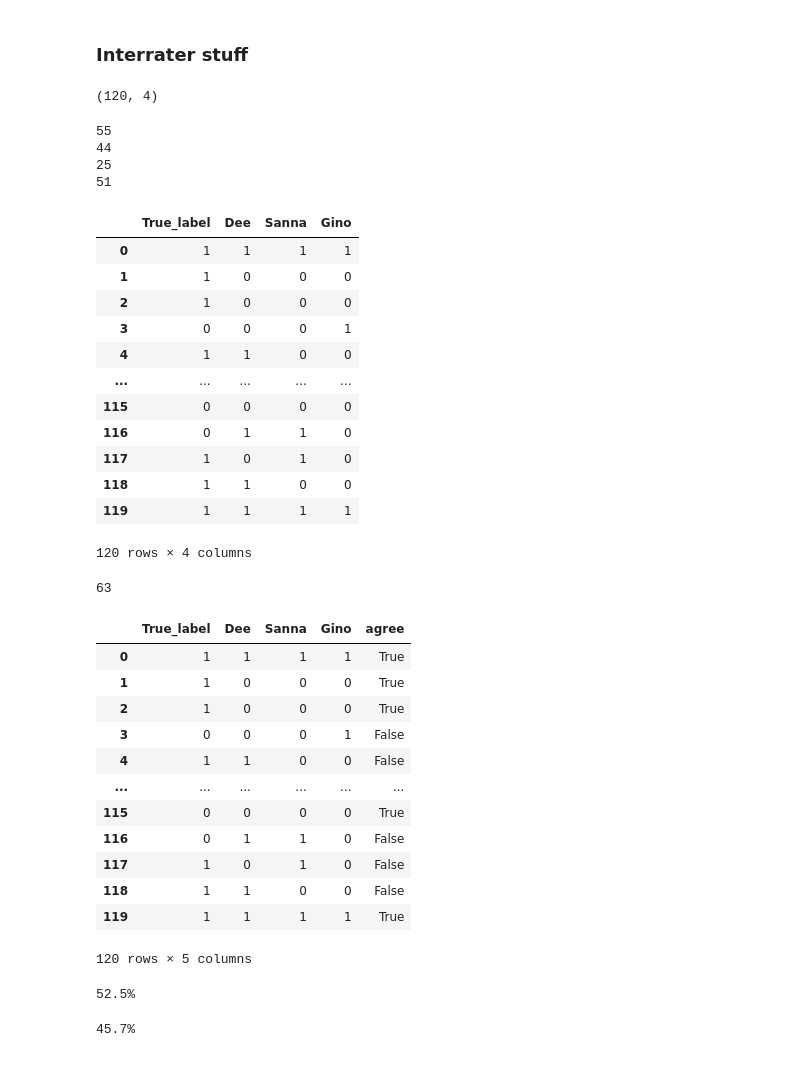
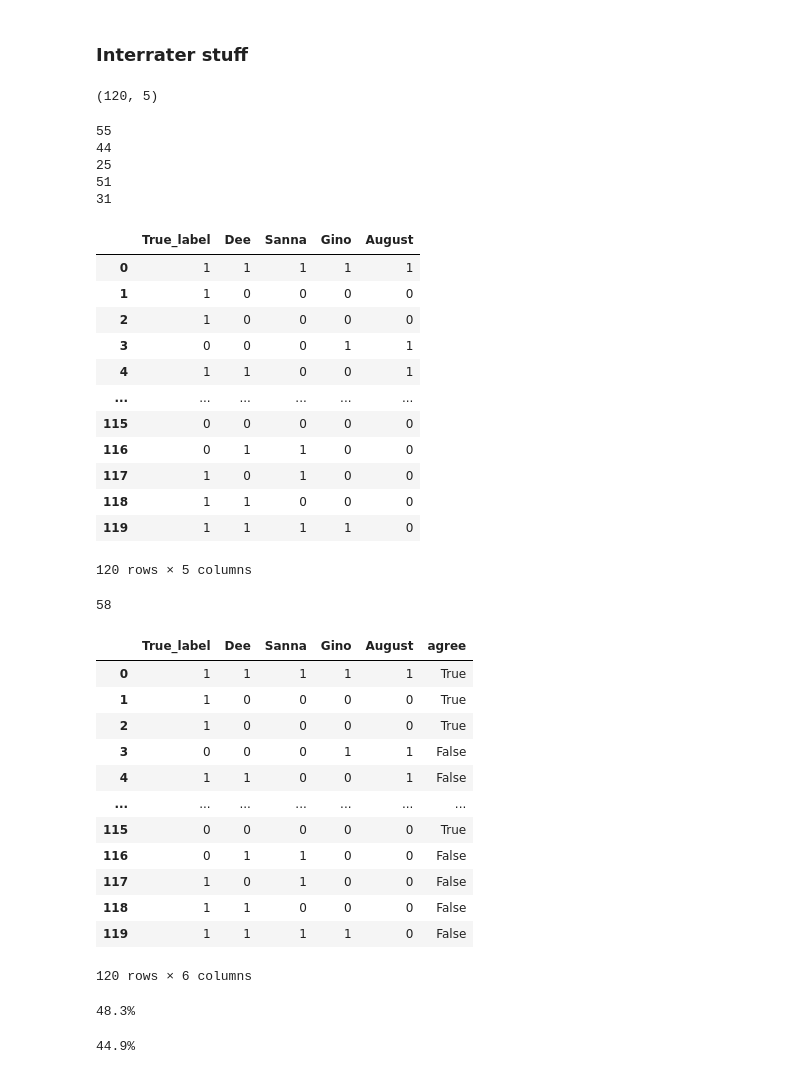
Before and after one commit to dmdequin/fyp2021p4g03, a Jupyter notebook: notebooks/Sanna_working.ipynb, the cells around one changed output. Drawn from its saved outputs; the diff is of its cells as text; code cells hidden in the pictures.

```diff
--- a/notebooks/Sanna_working.ipynb
+++ b/notebooks/Sanna_working.ipynb
@@ -378,70 +378,74 @@ interrater_df = pd.read_csv('../datasets/iaa-sets/irony/iaa_labels.txt', names =
 rater1 = pd.read_csv('../datasets/iaa-sets/irony/DeeAnnotation.txt', names = ['Dee'])
 rater2 = pd.read_csv('../datasets/iaa-sets/irony/SannaAnnotation.txt', names = ['Sanna'])
 rater3 = pd.read_csv('../datasets/iaa-sets/irony/GinoAnnotation.csv', names = ['Gino']).reset_index().drop('index', axis= 1)
+rater4 = pd.read_csv('../datasets/iaa-sets/irony/augunotation.txt', names = ['August'])
 
 interrater_df = interrater_df.merge(rater1, left_index=True, right_index = True)
 interrater_df = interrater_df.merge(rater2, left_index=True, right_index = True)
 interrater_df = interrater_df.merge(rater3, left_index=True, right_index = True)
+interrater_df = interrater_df.merge(rater4, left_index=True, right_index = True)
 
-rater_list = ['Dee', 'Sanna', 'Gino']
+rater_list = ['Dee', 'Sanna', 'Gino', 'August']
 
 interrater_df.shape
 # %% [output]
-(120, 4)
+(120, 5)
 # %%
 print(interrater_df['True_label'].sum())
 print(interrater_df['Dee'].sum())
 print(interrater_df['Sanna'].sum())
 print(interrater_df['Gino'].sum())
+print(interrater_df['August'].sum())
 # %% [output]
 55
 44
 25
 51
+31
 # %%
 interrater_df
 # %% [output]
-|  | True_label | Dee | Sanna | Gino |
-| 0 | 1 | 1 | 1 | 1 |
-| 1 | 1 | 0 | 0 | 0 |
-| 2 | 1 | 0 | 0 | 0 |
-| 3 | 0 | 0 | 0 | 1 |
-| 4 | 1 | 1 | 0 | 0 |
-| ... | ... | ... | ... | ... |
-| 115 | 0 | 0 | 0 | 0 |
-| 116 | 0 | 1 | 1 | 0 |
-| 117 | 1 | 0 | 1 | 0 |
-| 118 | 1 | 1 | 0 | 0 |
-| 119 | 1 | 1 | 1 | 1 |
+|  | True_label | Dee | Sanna | Gino | August |
+| 0 | 1 | 1 | 1 | 1 | 1 |
+| 1 | 1 | 0 | 0 | 0 | 0 |
+| 2 | 1 | 0 | 0 | 0 | 0 |
+| 3 | 0 | 0 | 0 | 1 | 1 |
+| 4 | 1 | 1 | 0 | 0 | 1 |
+| ... | ... | ... | ... | ... | ... |
+| 115 | 0 | 0 | 0 | 0 | 0 |
+| 116 | 0 | 1 | 1 | 0 | 0 |
+| 117 | 1 | 0 | 1 | 0 | 0 |
+| 118 | 1 | 1 | 0 | 0 | 0 |
+| 119 | 1 | 1 | 1 | 1 | 0 |
-120 rows × 4 columns
+120 rows × 5 columns
 # %%
-interrater_df['agree'] =  ((interrater_df['Dee'] + interrater_df['Sanna'] + interrater_df['Gino']) == 0) |\
-((interrater_df['Dee'] + interrater_df['Sanna'] + interrater_df['Gino']) == 3)
+interrater_df['agree'] =  ((interrater_df['Dee'] + interrater_df['Sanna'] + interrater_df['Gino'] + interrater_df['August']) == 0) |\
+((interrater_df['Dee'] + interrater_df['Sanna'] + interrater_df['Gino'] + interrater_df['August']) == 4)
 
 agreed = interrater_df['agree'].sum()
 print(agreed)
 interrater_df#[interrater_df['agree'] == 1]
 # %% [output]
-63
+58
-|  | True_label | Dee | Sanna | Gino | agree |
-| 0 | 1 | 1 | 1 | 1 | True |
-| 1 | 1 | 0 | 0 | 0 | True |
-| 2 | 1 | 0 | 0 | 0 | True |
-| 3 | 0 | 0 | 0 | 1 | False |
-| 4 | 1 | 1 | 0 | 0 | False |
-| ... | ... | ... | ... | ... | ... |
-| 115 | 0 | 0 | 0 | 0 | True |
-| 116 | 0 | 1 | 1 | 0 | False |
-| 117 | 1 | 0 | 1 | 0 | False |
-| 118 | 1 | 1 | 0 | 0 | False |
-| 119 | 1 | 1 | 1 | 1 | True |
+|  | True_label | Dee | Sanna | Gino | August | agree |
+| 0 | 1 | 1 | 1 | 1 | 1 | True |
+| 1 | 1 | 0 | 0 | 0 | 0 | True |
+| 2 | 1 | 0 | 0 | 0 | 0 | True |
+| 3 | 0 | 0 | 0 | 1 | 1 | False |
+| 4 | 1 | 1 | 0 | 0 | 1 | False |
+| ... | ... | ... | ... | ... | ... | ... |
+| 115 | 0 | 0 | 0 | 0 | 0 | True |
+| 116 | 0 | 1 | 1 | 0 | 0 | False |
+| 117 | 1 | 0 | 1 | 0 | 0 | False |
+| 118 | 1 | 1 | 0 | 0 | 0 | False |
+| 119 | 1 | 1 | 1 | 1 | 0 | False |
-120 rows × 5 columns
+120 rows × 6 columns
 # %%
 ## total matches/total = interrater agreement
 a_0 = agreed/len(interrater_df)
 print(f'{a_0:.1%}')
 # %% [output]
-52.5%
+48.3%
 # %%
 ## adjust for chance, assumption that there is a uniform distribution where p = 0.5 to choose 0 or 1.
 p = 0.5
@@ -451,4 +455,4 @@ a_adj = (a_0 - a_c)/(1-a_c)
 
 print(f'{a_adj:.1%}')
 # %% [output]
-45.7%
+44.9%
```
Also changed, not shown: 1 other file.
